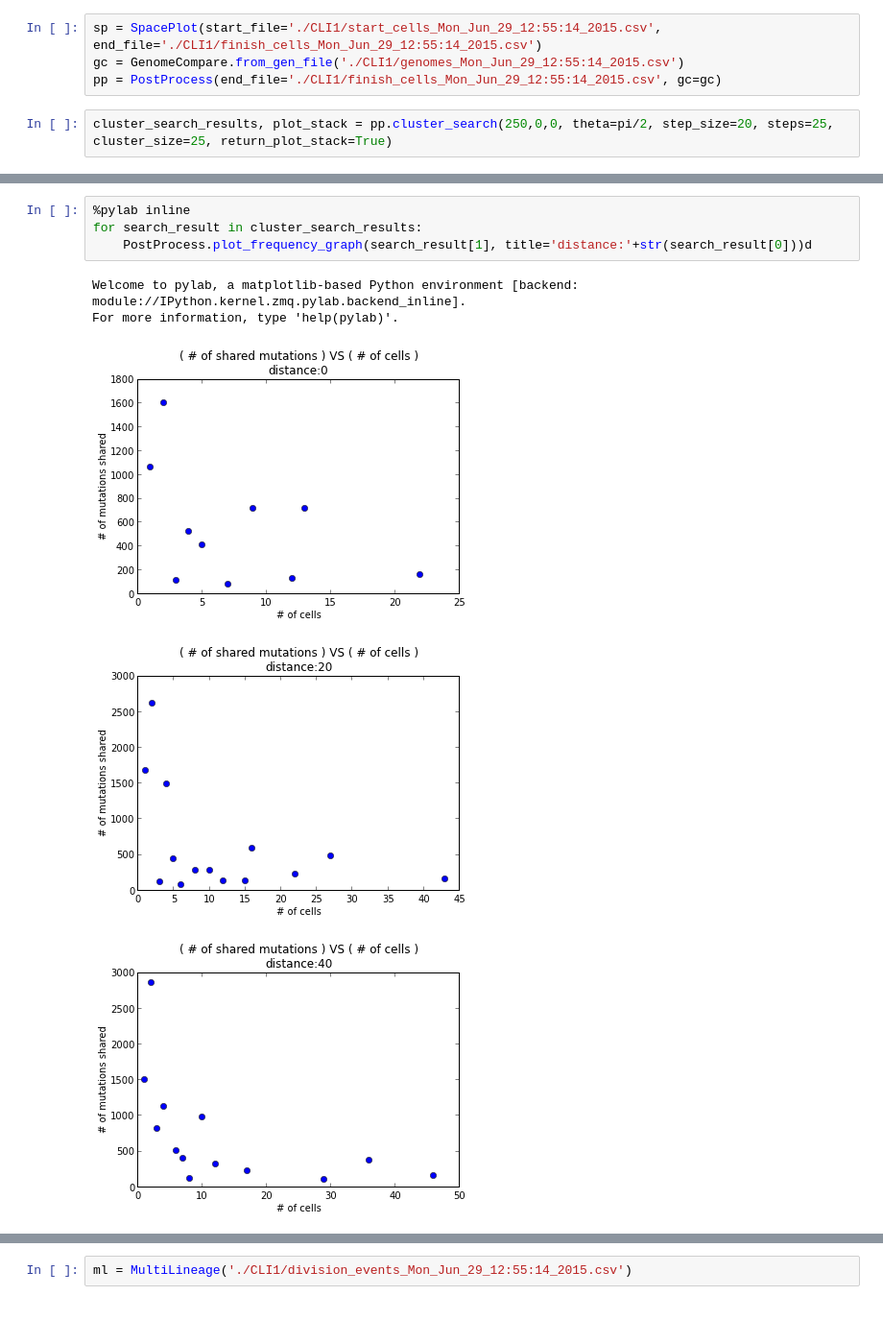
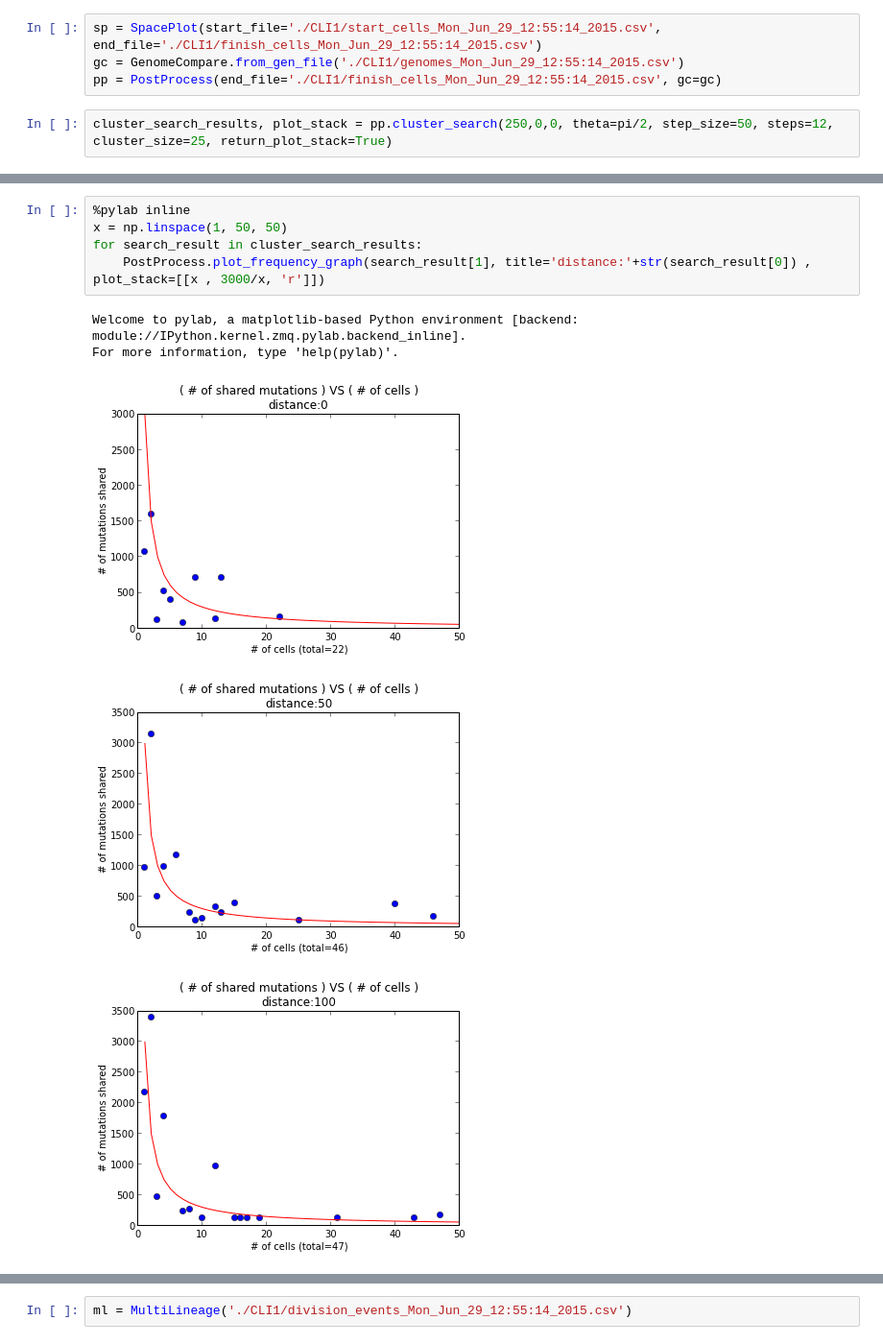
Before and after one commit to zafarali/metastasis, a Jupyter notebook: CLI-analysis.ipynb, the cells around one changed output, grey strips where cells are left out. Shown at 96% size. Drawn from its saved outputs; the diff is of its cells as text; blank space fills up the shorter version.

Commit message:
add 1/x curves

```diff
--- a/CLI-analysis.ipynb
+++ b/CLI-analysis.ipynb
@@ -9,7 +9,7 @@ sp = SpacePlot(start_file='./CLI1/start_cells_Mon_Jun_29_12:55:14_2015.csv', end
 gc = GenomeCompare.from_gen_file('./CLI1/genomes_Mon_Jun_29_12:55:14_2015.csv')
 pp = PostProcess(end_file='./CLI1/finish_cells_Mon_Jun_29_12:55:14_2015.csv', gc=gc)
 # %%
-cluster_search_results, plot_stack = pp.cluster_search(250,0,0, theta=pi/2, step_size=20, steps=25, cluster_size=25, return_plot_stack=True)
+cluster_search_results, plot_stack = pp.cluster_search(250,0,0, theta=pi/2, step_size=50, steps=12, cluster_size=25, return_plot_stack=True)
 # %%
 sp.plot_all(plot_stack=plot_stack)
 # %% [output]
@@ -17,10 +20,11 @@ sp.plot_all(plot_stack=plot_stack)
 # %%
 %pylab inline
+x = np.linspace(1, 50, 50)
 for search_result in cluster_search_results:
-    PostProcess.plot_frequency_graph(search_result[1], title='distance:'+str(search_result[0]))d
+    PostProcess.plot_frequency_graph(search_result[1], title='distance:'+str(search_result[0]) , plot_stack=[[x , 3000/x, 'r']])
 # %% [output]
 Welcome to pylab, a matplotlib-based Python environment [backend: module://IPython.kernel.zmq.pylab.backend_inline].
 For more information, type 'help(pylab)'.
-[figure, old version]
+[figure, new version]
-[figure, old version]
+[figure, new version]
-[figure, old version]
+[figure, new version]
```
Also changed, not shown: parts of 4 cells of this notebook.
